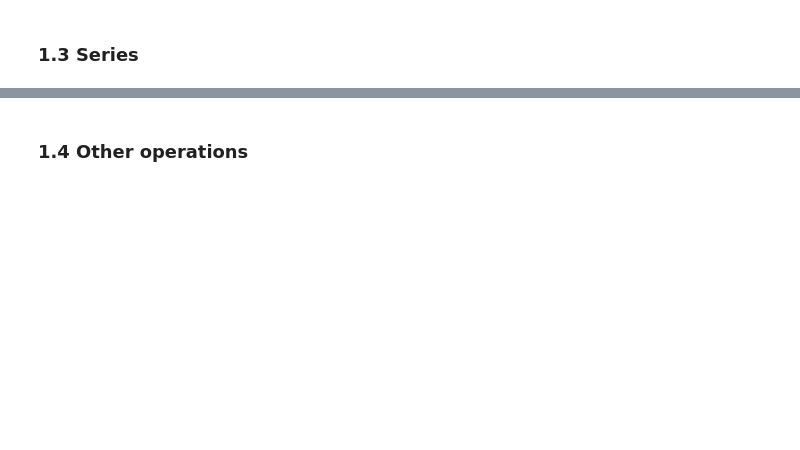
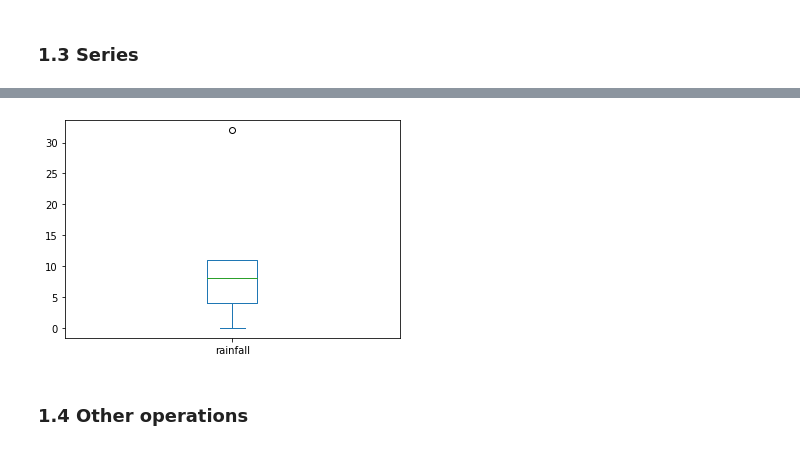
Before and after one commit to ddempsey/ucnz, a Jupyter notebook: ENCN404.ipynb, the cells around one changed output, grey strips where cells are left out. Drawn from its saved outputs; the diff is of its cells as text; code cells hidden in the pictures; blank space fills up the shorter version.

```diff
--- a/ENCN404.ipynb
+++ b/ENCN404.ipynb
@@ -90,7 +132,9 @@ print(rain.unique())          # sort_values, value_counts
 # %%
 # With matplotlib, we can also generate plots
-rain.plot(kind='pie')   # or line, box, pie…
+rain.plot(kind='box')   # or line, box, pie…
 plt.show()
+# %% [output]
+[figure, added]
 # %% [markdown]
 ### 1.4 Other operations
 # %%
```
Also changed, not shown: parts of 52 cells of this notebook, 2 other files.
